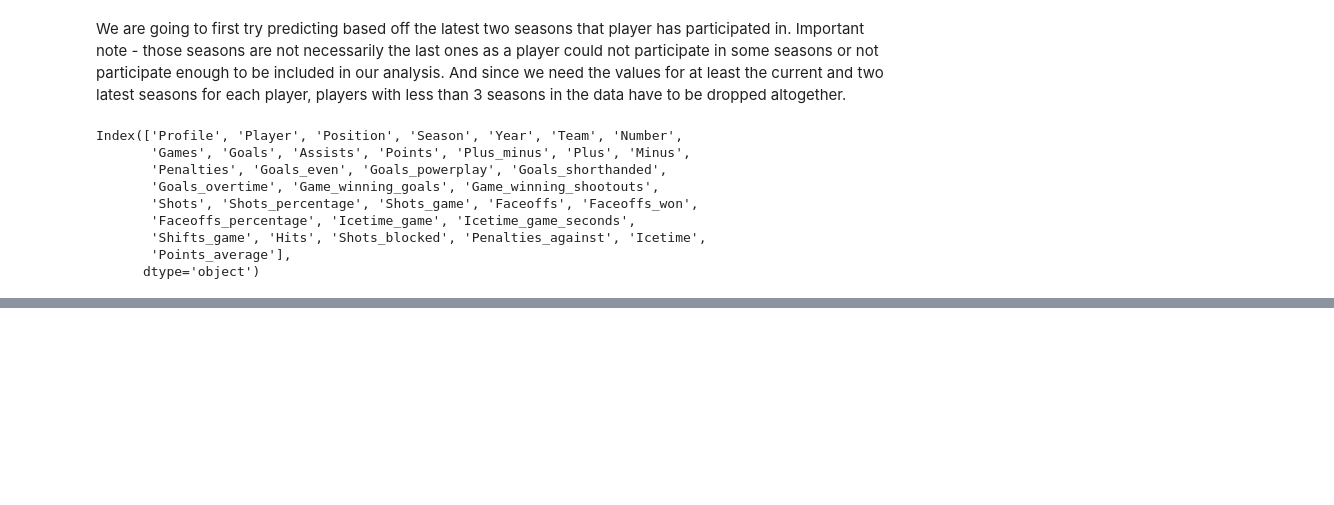
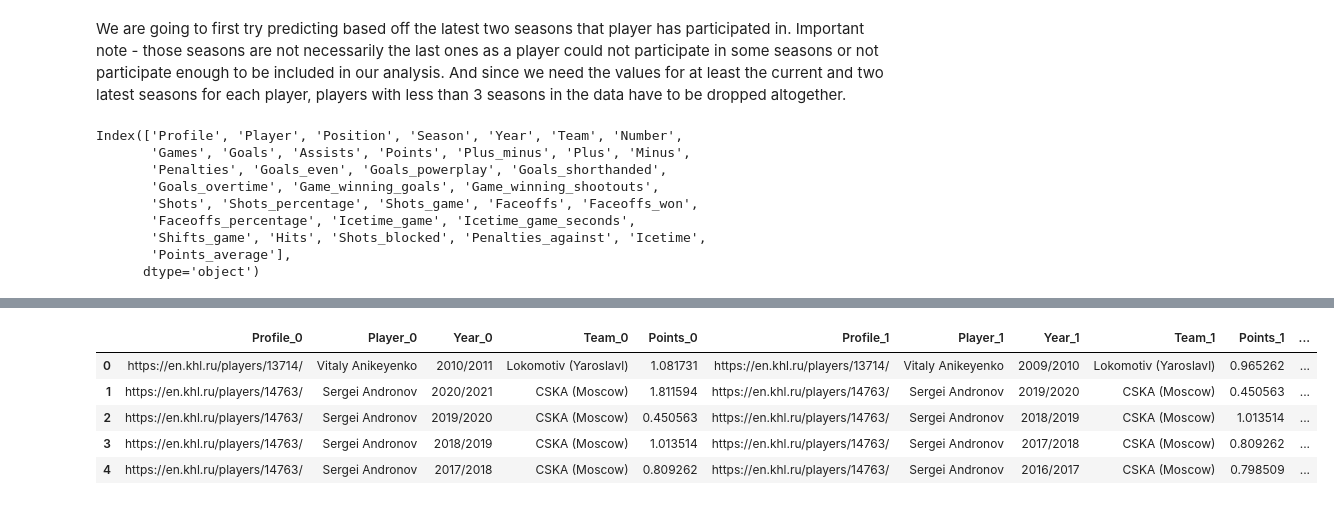
Before and after one commit to Dark-Hobbit/khl, a Jupyter notebook: analysing_player_data/predicting_season_points.ipynb, the cells around one changed output, grey strips where cells are left out. Cells and saved outputs as stored; diff of their text form; code cells hidden in the pictures; blank space fills up the shorter version.

```diff
--- a/analysing_player_data/predicting_season_points.ipynb
+++ b/analysing_player_data/predicting_season_points.ipynb
@@ -75,0 +125,12 @@ data.head()
+# %%
+# Now dropping the rows which contain data for different players in them.
+data = data[(data['Profile_0'] == data['Profile_1']) & (data['Profile_1'] == data['Profile_2'])]
+data.reset_index(drop=True, inplace=True)
+data.head()
+# %% [output]
+|  | Profile_0 | Player_0 | Year_0 | Team_0 | Points_0 | Profile_1 | Player_1 | Year_1 | Team_1 | Points_1 | ... |
+| 0 | https://en.khl.ru/players/13714/ | Vitaly Anikeyenko | 2010/2011 | Lokomotiv (Yaroslavl) | 1.081731 | https://en.khl.ru/players/13714/ | Vitaly Anikeyenko | 2009/2010 | Lokomotiv (Yaroslavl) | 0.965262 | ... |
+| 1 | https://en.khl.ru/players/14763/ | Sergei Andronov | 2020/2021 | CSKA (Moscow) | 1.811594 | https://en.khl.ru/players/14763/ | Sergei Andronov | 2019/2020 | CSKA (Moscow) | 0.450563 | ... |
+| 2 | https://en.khl.ru/players/14763/ | Sergei Andronov | 2019/2020 | CSKA (Moscow) | 0.450563 | https://en.khl.ru/players/14763/ | Sergei Andronov | 2018/2019 | CSKA (Moscow) | 1.013514 | ... |
+| 3 | https://en.khl.ru/players/14763/ | Sergei Andronov | 2018/2019 | CSKA (Moscow) | 1.013514 | https://en.khl.ru/players/14763/ | Sergei Andronov | 2017/2018 | CSKA (Moscow) | 0.809262 | ... |
+| 4 | https://en.khl.ru/players/14763/ | Sergei Andronov | 2017/2018 | CSKA (Moscow) | 0.809262 | https://en.khl.ru/players/14763/ | Sergei Andronov | 2016/2017 | CSKA (Moscow) | 0.798509 | ... |
```
Also changed, not shown: parts of 11 cells of this notebook.
